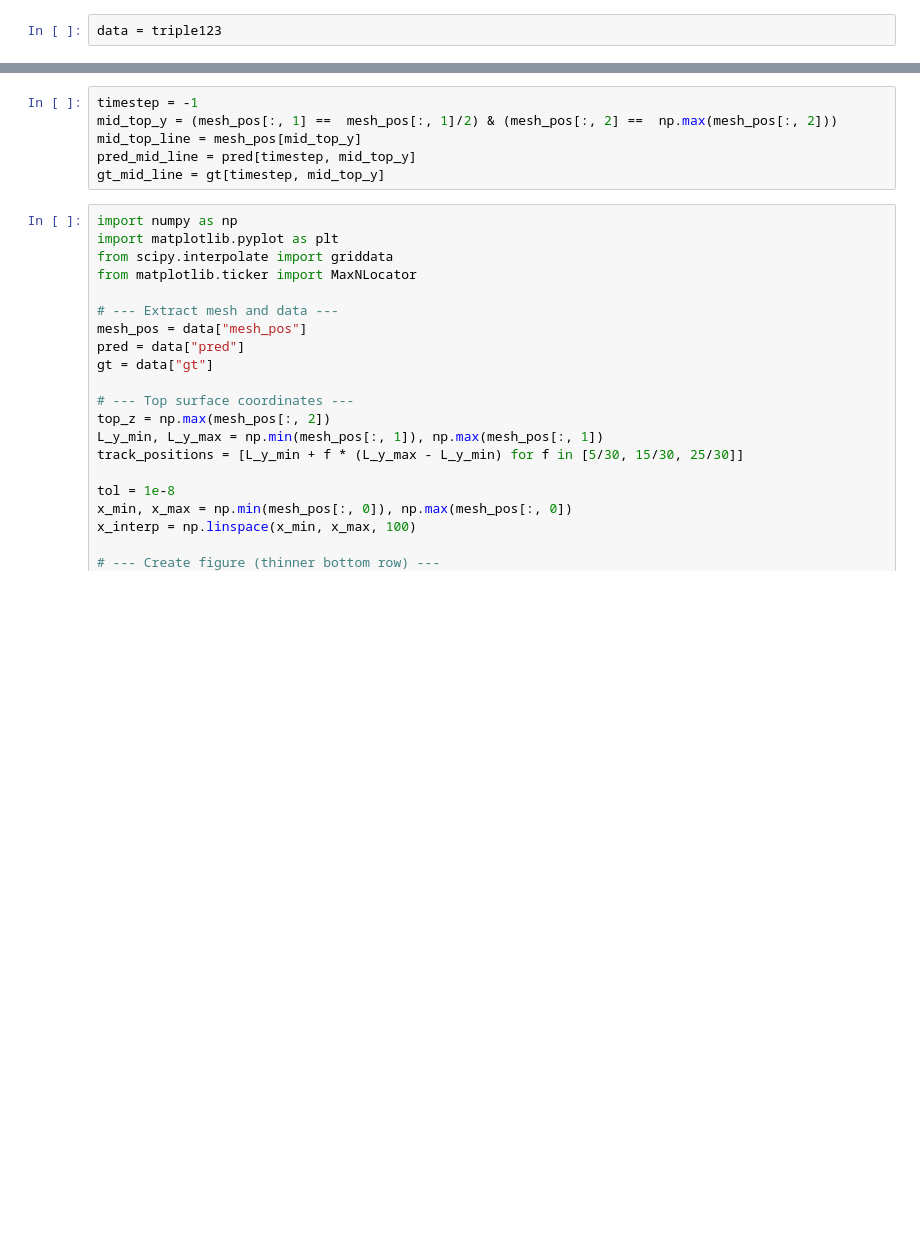
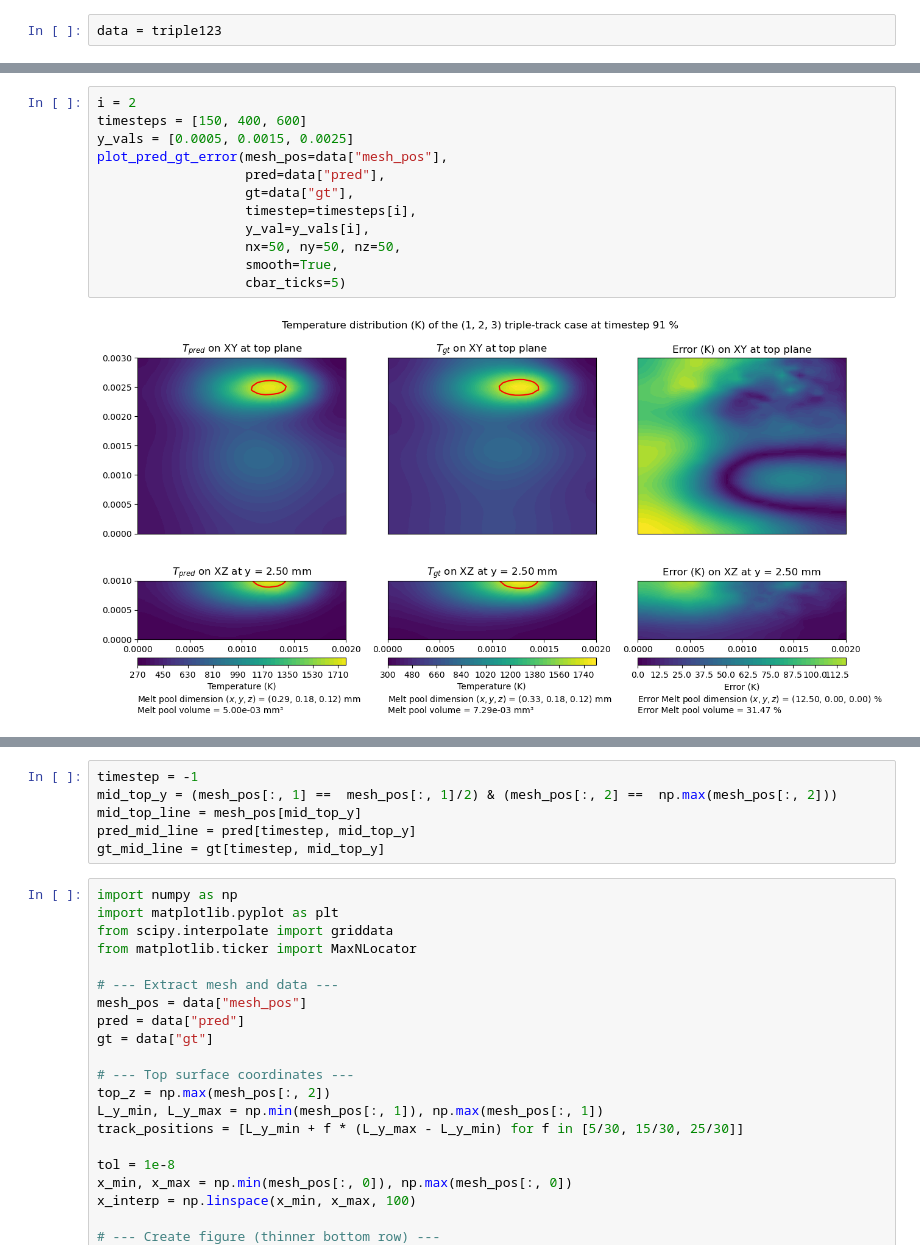
Before and after one commit to narupanta/Heat_MGN, a Jupyter notebook: plot.ipynb, the cells around one changed output, grey strips where cells are left out. Saved outputs shown, nothing was run; the diff lists cells and outputs as text; blank space fills up the shorter version.

```diff
--- a/plot.ipynb
+++ b/plot.ipynb
@@ -157,0 +444,14 @@ plt.show()
+# %%
+i = 2
+timesteps = [150, 400, 600]
+y_vals = [0.0005, 0.0015, 0.0025]
+plot_pred_gt_error(mesh_pos=data["mesh_pos"],
+                   pred=data["pred"],
+                   gt=data["gt"],
+                   timestep=timesteps[i],
+                   y_val=y_vals[i],
+                   nx=50, ny=50, nz=50,
+                   smooth=True,
+                   cbar_ticks=5)
+# %% [output]
+[figure, added]
```
Also changed, not shown: parts of 7 cells of this notebook, 1 other file.
